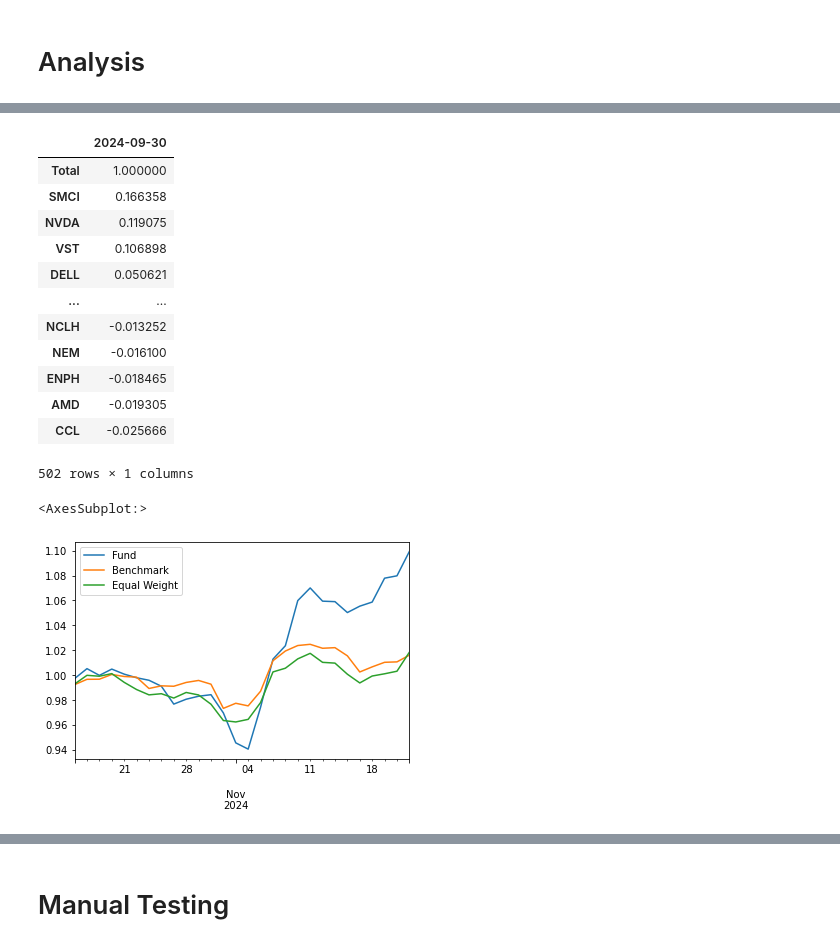
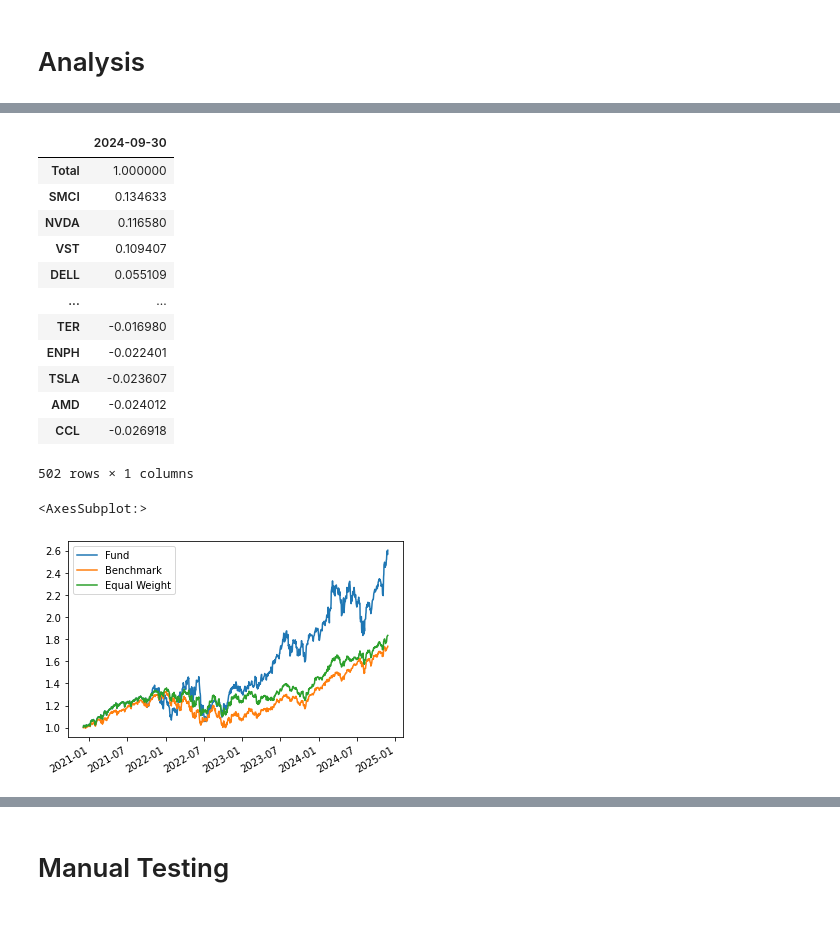
Before and after one commit to niroojane/Equity-Analysis, a Jupyter notebook: S&P500 Analysis.ipynb, the cells around one changed output, grey strips where cells are left out. Cells and saved outputs as stored; diff of their text form; code cells hidden in the pictures; blank space fills up the shorter version.

```diff
--- a/S&P500 Analysis.ipynb
+++ b/S&P500 Analysis.ipynb
@@ -35,14 +35,17 @@ def get_mrat(dataframe,numerator=21,denominator=200):
 
     mrat=(dataframe.rolling(numerator).mean()/dataframe.rolling(denominator).mean())
     mrat_wo_na=mrat.dropna(how='all')
-    month_end=pd.to_datetime(mrat_wo_na.index)
-    mrat_weights=mrat_wo_na.loc[month_end.is_month_end].copy().fillna(0)
 
-    #mrat_weights=mrat_wo_na.loc[month_end[::rebalancing_interval]].copy().fillna(0)
-    #dataframe2=mrat_wo_na.copy()
-    #dataframe2['Date'] = pd.to_datetime(dataframe2.index)
-    #dataframe2 = dataframe2.groupby(dataframe2['Date'].dt.to_period('m')).max()
-    #month_end=dataframe2['Date'].values
+    month=list(sorted(set(mrat_wo_na.index + pd.offsets.BMonthEnd(0))))
+    #month_end=pd.to_datetime(mrat_wo_na.index)
+    month = pd.to_datetime(month)
+
+    idx1 = pd.Index(mrat_wo_na.iloc[:-1].index)
+    idx2 = pd.Index(month)
+    closest_dates = idx1[idx1.get_indexer(idx2, method='nearest')]
+
+
+    mrat_weights=mrat_wo_na.loc[closest_dates].copy().fillna(0)
 
     mrat_weights['Total']=mrat_weights.sum(axis=1)
 
@@ -54,7 +57,8 @@ def get_mrat(dataframe,numerator=21,denominator=200):
 
     dates_end=list(mrat_weights.index)
     dates_end.insert(0,dataframe.index[0])
-    dates_end.append(dataframe.index[-1])
+    #dates_end.append(dataframe.index[-1])
+
     return mrat_weights,dates_end
 # %%
 def get_portfolios(mrat_weights,dates_end,dataframe,weight_dict,
@@ -201,16 +205,16 @@ pnl_contrib
 # %% [output]
 |  | 2024-09-30 |
 | Total | 1.000000 |
-| SMCI | 0.166358 |
-| NVDA | 0.119075 |
-| VST | 0.106898 |
-| DELL | 0.050621 |
+| SMCI | 0.134633 |
+| NVDA | 0.116580 |
+| VST | 0.109407 |
+| DELL | 0.055109 |
 | ... | ... |
-| NCLH | -0.013252 |
-| NEM | -0.016100 |
-| ENPH | -0.018465 |
-| AMD | -0.019305 |
-| CCL | -0.025666 |
+| TER | -0.016980 |
+| ENPH | -0.022401 |
+| TSLA | -0.023607 |
+| AMD | -0.024012 |
+| CCL | -0.026918 |
 502 rows × 1 columns
 # %%
 historical_portfolio=pd.DataFrame()
@@ -220,11 +224,11 @@ for key in portfolio.keys():
 # %%
 performance['Fund']=historical_portfolio.sum(axis=1)
 performance['Benchmark']=sp500
 performance['Equal Weight']=equal_weight.sum(axis=1)
 performance_pct=performance.copy()
 performance_pct=performance_pct.pct_change()
 
-(1+performance_pct.iloc[-30:-2]).cumprod().plot()
+(1+performance_pct.iloc[:-2]).cumprod().plot()
 # %% [output]
 <AxesSubplot:>
-[figure, old version]
+[figure, new version]
```
Also changed, not shown: parts of 9 cells of this notebook.
